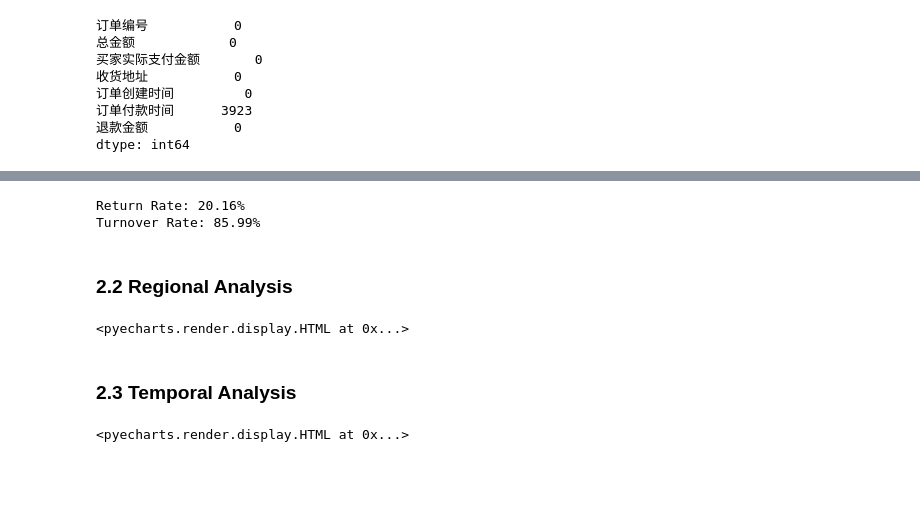
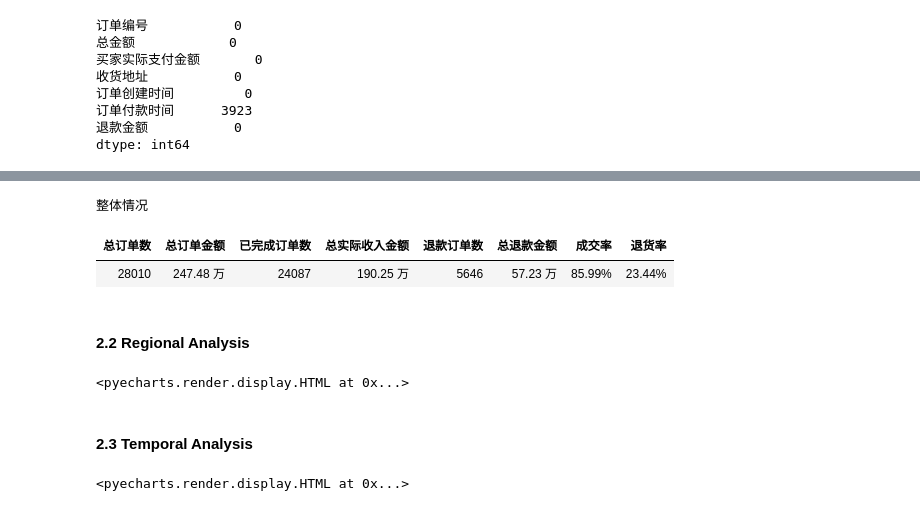
Before and after one commit to Zora-10/data-analysis-projects, a Jupyter notebook: TMall_Orders_Analysis/TMall.ipynb, the cells around one changed output, grey strips where cells are left out. Drawn from its saved outputs; the diff is of its cells as text; code cells hidden in the pictures; blank space fills up the shorter version.

```diff
--- a/TMall_Orders_Analysis/TMall.ipynb
+++ b/TMall_Orders_Analysis/TMall.ipynb
@@ -89,10 +89,12 @@ dtype: int64
 # %%
 result = {}
 
-result["Total number of orders"] = df["订单编号"].count()
-result["Total number of completed orders"] = df["订单编号"][df["订单付款时间"].notnull()].count()
-result["Total number of uncomplete orders"] = df["订单编号"][df["订单付款时间"].isnull()].count()
-result["Total number of refunded orders"] = df["订单编号"][df["退款金额"] > 0].count()
-result["Total order amount"] = df["总金额"][df["订单付款时间"].notnull()].sum()
-result["Total refunded order amount"] = df["退款金额"][df["订单付款时间"].notnull()].sum()
-result["Total actual income"] = df["买家实际支付金额"][df["订单付款时间"].notnull()].sum()
+result['总订单数'] = df['订单编号'].count()
+result['已完成订单数'] = df['订单编号'][df['订单付款时间'].notnull()].count()
+result['未付款订单数'] = df['订单编号'][df['订单付款时间'].isnull()].count()
+result['退款订单数'] = df['订单编号'][df['退款金额'] > 0].count()
+result['总订单金额'] = df['总金额'][df['订单付款时间'].notnull()].sum()
+result['总退款金额'] = df['退款金额'][df['订单付款时间'].notnull()].sum()
+result['总实际收入金额'] = df['买家实际支付金额'][df['订单付款时间'].notnull()].sum()
+
+result
@@ -99,4 +108,0 @@ result["Total actual income"] = df["买家实际支付金额"][df["订单付款
-# %%
-result = pd.DataFrame(list(result.items()), columns=["Metrics", "Values"])
-
-result
@@ -112,20 +123,34 @@ result
 # %%
-refunded_orders = result[result["Metrics"] == "Total number of refunded orders"][
-    "Values"
-].iloc[0]
-completed_orders = result[result["Metrics"] == "Total number of completed orders"][
-    "Values"
-].iloc[0]
-total_orders = result[result["Metrics"] == "Total number of orders"]["Values"].iloc[0]
+from pyecharts import options as opts
+from pyecharts.charts import Map, Bar, Line
+from pyecharts.components import Table
+from pyecharts.options import ComponentTitleOpts
+from pyecharts.faker import Faker
+from pyecharts.globals import CurrentConfig, OnlineHostType
 
-return_rate = refunded_orders / total_orders
-turnover_rate = completed_orders / total_orders
+ # OnlineHostType.NOTEBOOK_HOST 默认值为 http://localhost:8888/nbextensions/assets/
+CurrentConfig.ONLINE_HOST = OnlineHostType.NOTEBOOK_HOST
 
-print(f"Return Rate: {return_rate*100 :.2f}%")
-print(f"Turnover Rate: {turnover_rate*100 :.2f}%")
+table = Table()
+
+headers = ['总订单数', '总订单金额', '已完成订单数', '总实际收入金额', '退款订单数', '总退款金额', '成交率', '退货率']
+rows = [
+    [
+        result['总订单数'], f"{result['总订单金额']/10000:.2f} 万", result['已完成订单数'], f"{result['总实际收入金额']/10000:.2f} 万",
+        result['退款订单数'], f"{result['总退款金额']/10000:.2f} 万",
+        f"{result['已完成订单数']/result['总订单数']:.2%}",
+        f"{result['退款订单数']/result['已完成订单数']:.2%}",
+    ]
+]
+table.add(headers, rows)
+table.set_global_opts(
+    title_opts=ComponentTitleOpts(title='整体情况')
+)
+table.render_notebook()
 # %% [output]
-Return Rate: 20.16%
-Turnover Rate: 85.99%
+整体情况
+| 总订单数 | 总订单金额 | 已完成订单数 | 总实际收入金额 | 退款订单数 | 总退款金额 | 成交率 | 退货率 |
+| 28010 | 247.48 万 | 24087 | 190.25 万 | 5646 | 57.23 万 | 85.99% | 23.44% |
 # %% [markdown]
-### 2.2 Regional Analysis
+#### 2.2 Regional Analysis
 # %%
@@ -158,7 +169,7 @@ c.render_notebook()
 # %% [output]
 <pyecharts.render.display.HTML at 0x...>
 # %% [markdown]
-### 2.3 Temporal Analysis
+#### 2.3 Temporal Analysis
 # %%
 # convert to date format
 df["订单创建时间"] = pd.to_datetime(df["订单创建时间"])
```
Also changed, not shown: parts of 24 cells of this notebook.
